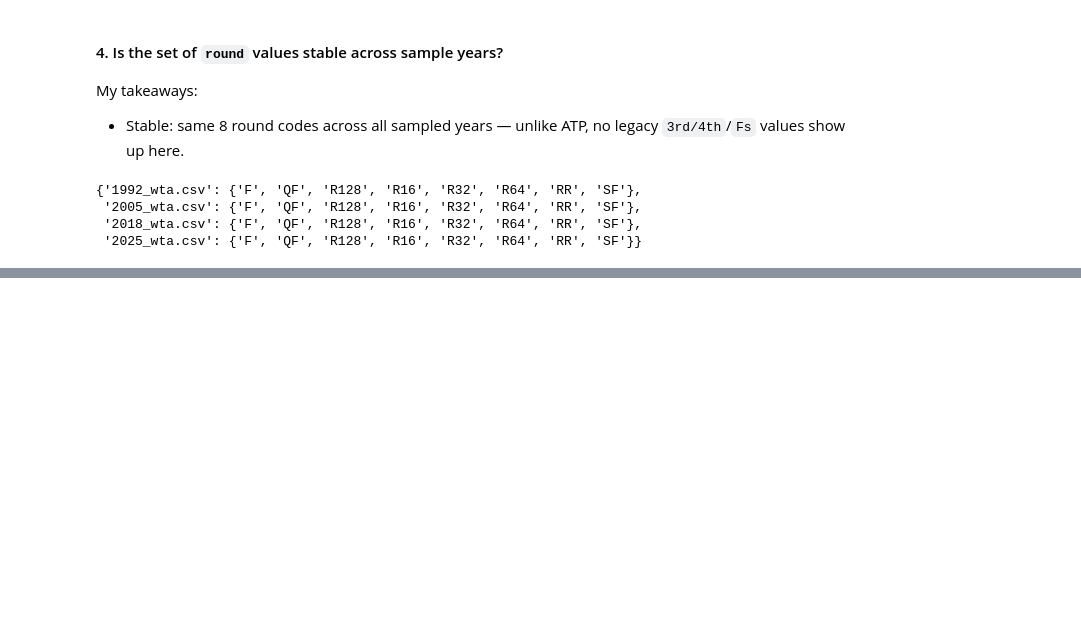
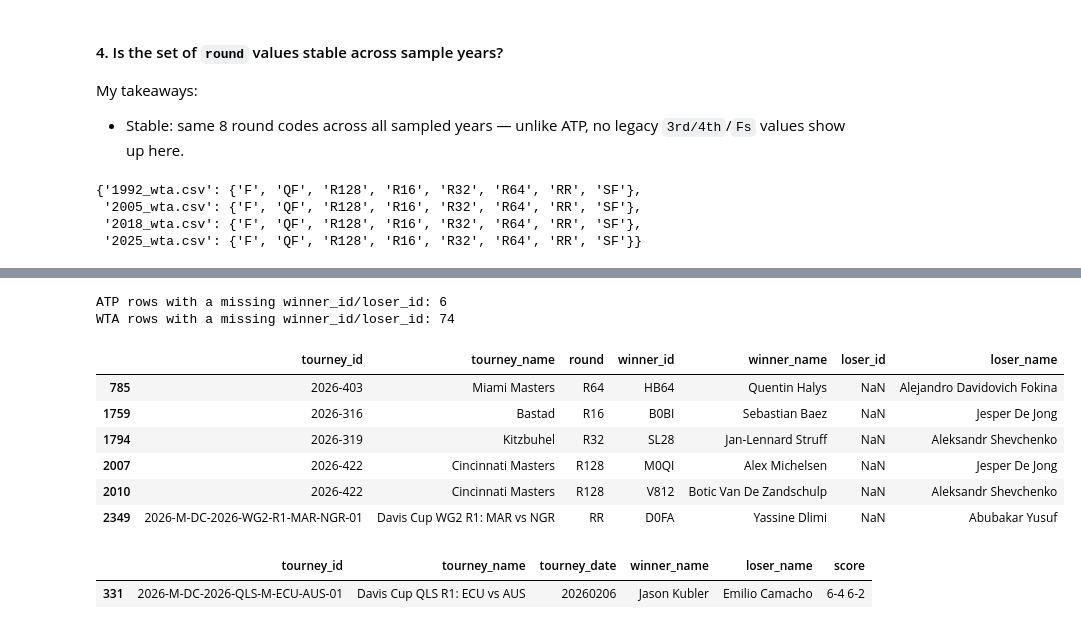
Before and after one commit to anajbellini/DataDeuce, a Jupyter notebook: analysis/source_profiling.ipynb, the cells around one changed output, grey strips where cells are left out. Cells and saved outputs as stored; diff of their text form; code cells hidden in the pictures; blank space fills up the shorter version.

```diff
--- a/analysis/source_profiling.ipynb
+++ b/analysis/source_profiling.ipynb
@@ -1050,0 +1062,13 @@ My takeaways:
+# %%
+atp_2026 = pd.read_csv(atp_by_name["2026.csv"])
+wta_2026 = pd.read_csv(wta_by_name["2026_wta.csv"])
+
+for label, df in [("ATP", atp_2026), ("WTA", wta_2026)]:
+    print(f"--- {label} 2026 ---")
+    print("shape:", df.shape)
+    print(
+        "tourney_date range:", df["tourney_date"].min(), "to", df["tourney_date"].max()
+    )
+    print("null score:", df["score"].isnull().sum())
+    print("null round:", df["round"].isnull().sum())
+    print()
@@ -1050,0 +1102,38 @@ My takeaways:
+# %%
+atp_missing_ids = atp_2026[
+    atp_2026["winner_id"].isnull() | atp_2026["loser_id"].isnull()
+]
+wta_missing_ids = wta_2026[
+    wta_2026["winner_id"].isnull() | wta_2026["loser_id"].isnull()
+]
+
+print("ATP rows with a missing winner_id/loser_id:", atp_missing_ids.shape[0])
+print("WTA rows with a missing winner_id/loser_id:", wta_missing_ids.shape[0])
+atp_missing_ids[
+    [
+        "tourney_id",
+        "tourney_name",
+        "round",
+        "winner_id",
+        "winner_name",
+        "loser_id",
+        "loser_name",
+    ]
+]
+# %% [output]
+ATP rows with a missing winner_id/loser_id: 6
+WTA rows with a missing winner_id/loser_id: 74
+|  | tourney_id | tourney_name | round | winner_id | winner_name | loser_id | loser_name |
+| 785 | 2026-403 | Miami Masters | R64 | HB64 | Quentin Halys | NaN | Alejandro Davidovich Fokina |
+| 1759 | 2026-316 | Bastad | R16 | B0BI | Sebastian Baez | NaN | Jesper De Jong |
+| 1794 | 2026-319 | Kitzbuhel | R32 | SL28 | Jan-Lennard Struff | NaN | Aleksandr Shevchenko |
+| 2007 | 2026-422 | Cincinnati Masters | R128 | M0QI | Alex Michelsen | NaN | Jesper De Jong |
+| 2010 | 2026-422 | Cincinnati Masters | R128 | V812 | Botic Van De Zandschulp | NaN | Aleksandr Shevchenko |
+| 2349 | 2026-M-DC-2026-WG2-R1-MAR-NGR-01 | Davis Cup WG2 R1: MAR vs NGR | RR | D0FA | Yassine Dlimi | NaN | Abubakar Yusuf |
+# %%
+atp_2026[atp_2026["round"].isnull()][
+    ["tourney_id", "tourney_name", "tourney_date", "winner_name", "loser_name", "score"]
+]
+# %% [output]
+|  | tourney_id | tourney_name | tourney_date | winner_name | loser_name | score |
+| 331 | 2026-M-DC-2026-QLS-M-ECU-AUS-01 | Davis Cup QLS R1: ECU vs AUS | 20260206 | Jason Kubler | Emilio Camacho | 6-4 6-2 |
```
Also changed, not shown: parts of 10 cells of this notebook.
